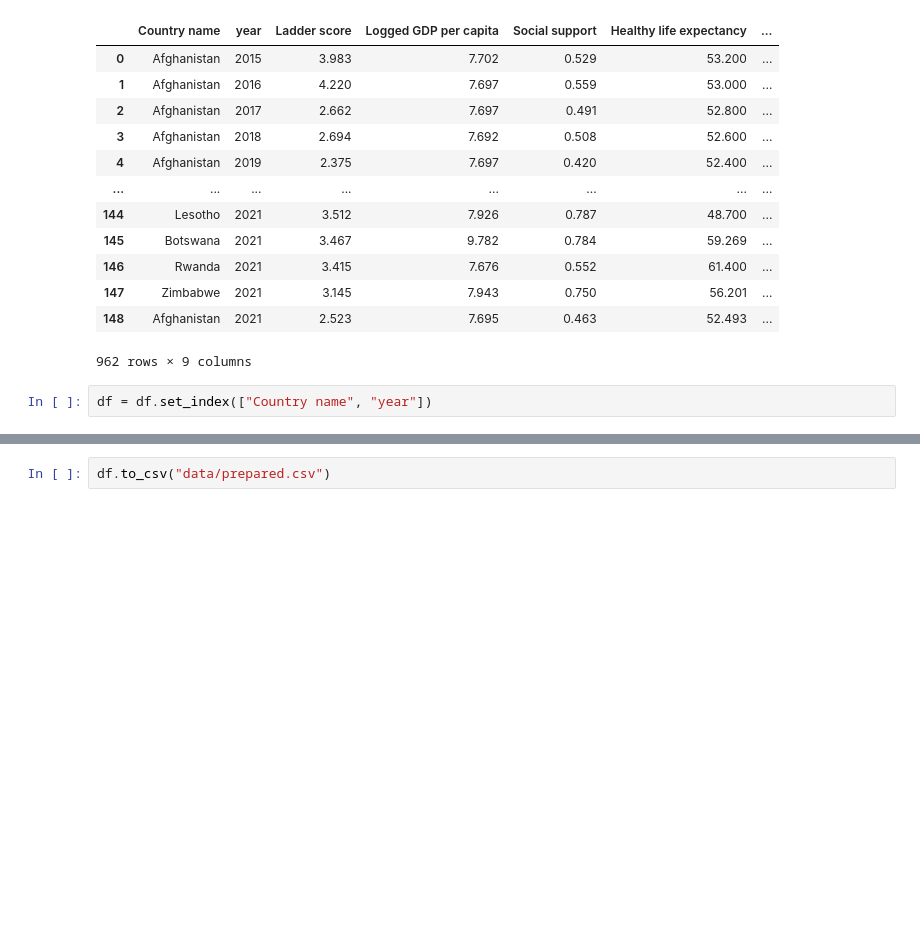
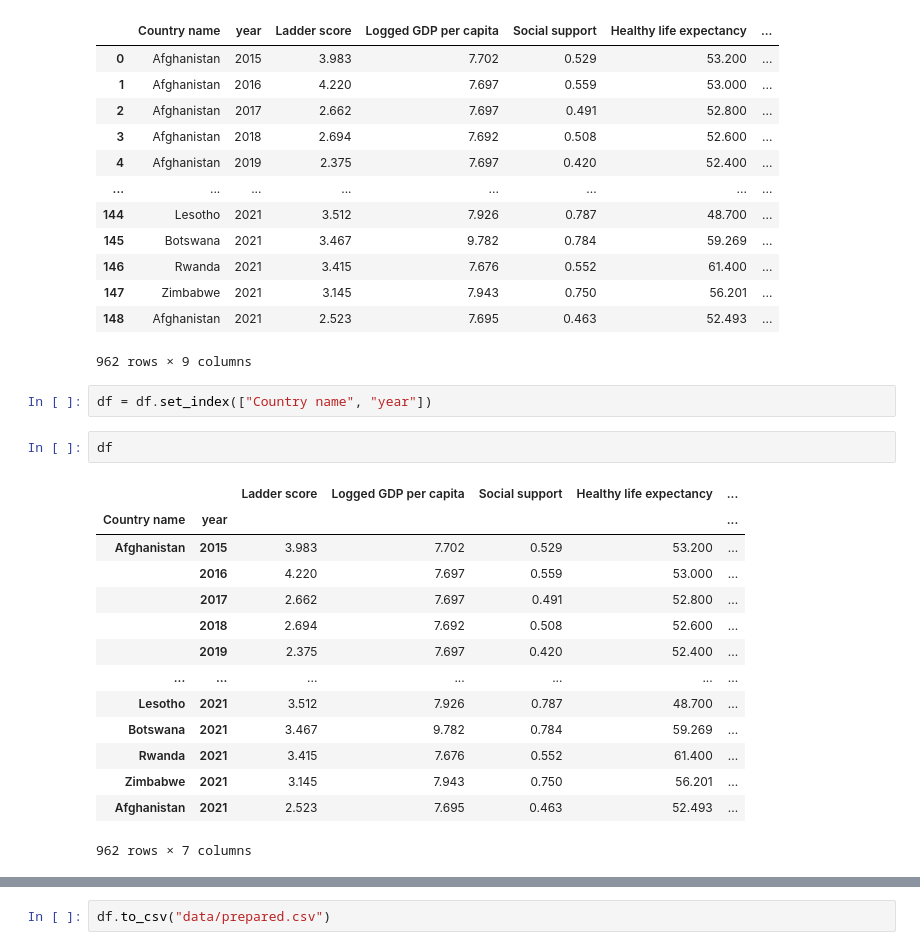
Before and after one commit to rnmourao/happiness_2021, a Jupyter notebook: 02_prepare_data.ipynb, the cells around one changed output, grey strips where cells are left out. Drawn from its saved outputs; the diff is of its cells as text; blank space fills up the shorter version.

```diff
--- a/02_prepare_data.ipynb
+++ b/02_prepare_data.ipynb
@@ -173,3 +175,20 @@ df
 962 rows × 9 columns
 # %%
 df = df.set_index(["Country name", "year"])
+# %%
+df
+# %% [output]
+|  |  | Ladder score | Logged GDP per capita | Social support | Healthy life expectancy | ... |
+| Country name | year |  |  |  |  | ... |
+| Afghanistan | 2015 | 3.983 | 7.702 | 0.529 | 53.200 | ... |
+|  | 2016 | 4.220 | 7.697 | 0.559 | 53.000 | ... |
+|  | 2017 | 2.662 | 7.697 | 0.491 | 52.800 | ... |
+|  | 2018 | 2.694 | 7.692 | 0.508 | 52.600 | ... |
+|  | 2019 | 2.375 | 7.697 | 0.420 | 52.400 | ... |
+| ... | ... | ... | ... | ... | ... | ... |
+| Lesotho | 2021 | 3.512 | 7.926 | 0.787 | 48.700 | ... |
+| Botswana | 2021 | 3.467 | 9.782 | 0.784 | 59.269 | ... |
+| Rwanda | 2021 | 3.415 | 7.676 | 0.552 | 61.400 | ... |
+| Zimbabwe | 2021 | 3.145 | 7.943 | 0.750 | 56.201 | ... |
+| Afghanistan | 2021 | 2.523 | 7.695 | 0.463 | 52.493 | ... |
+962 rows × 7 columns
```
Also changed, not shown: parts of 4 cells of this notebook, 2 other files.
